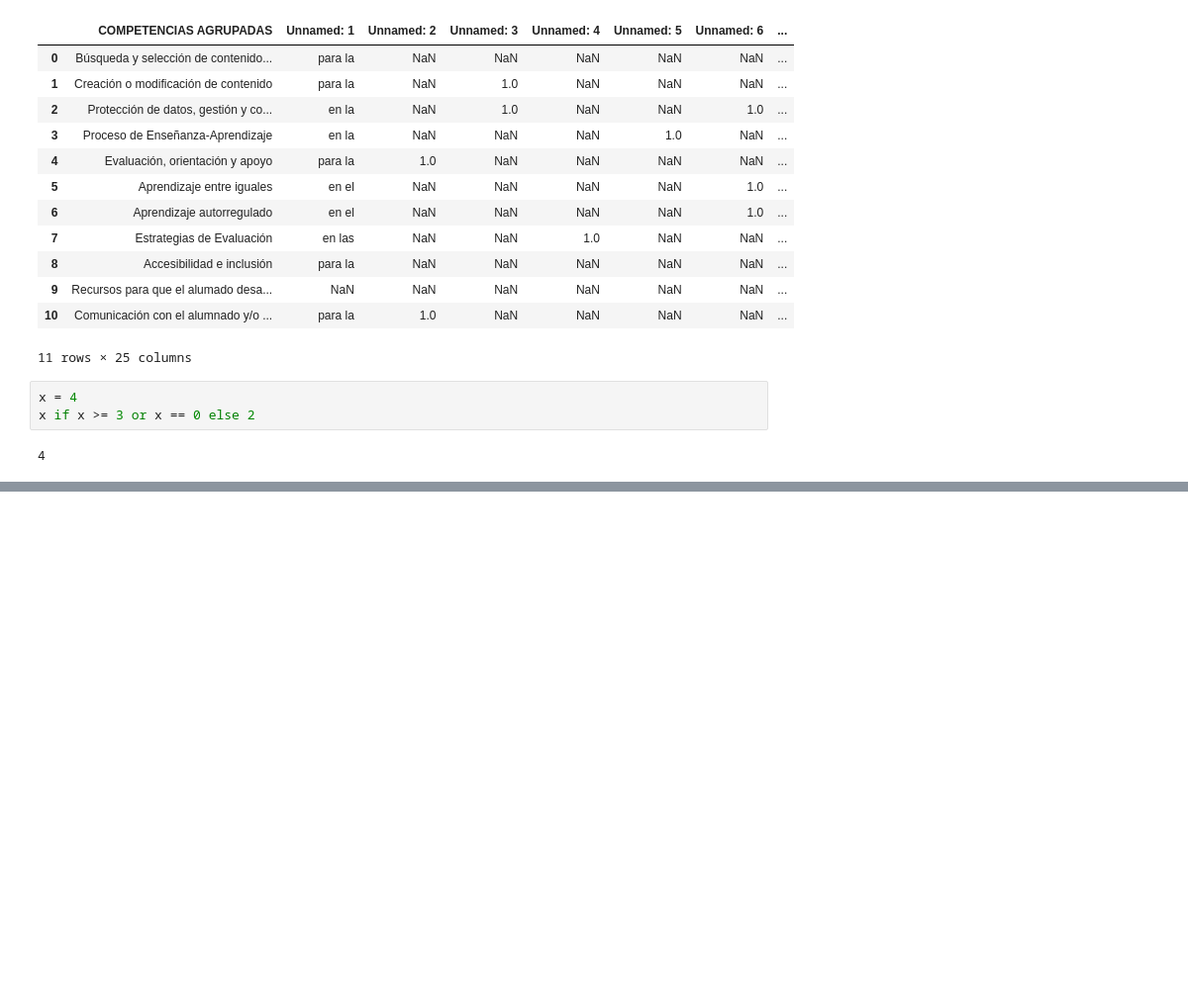
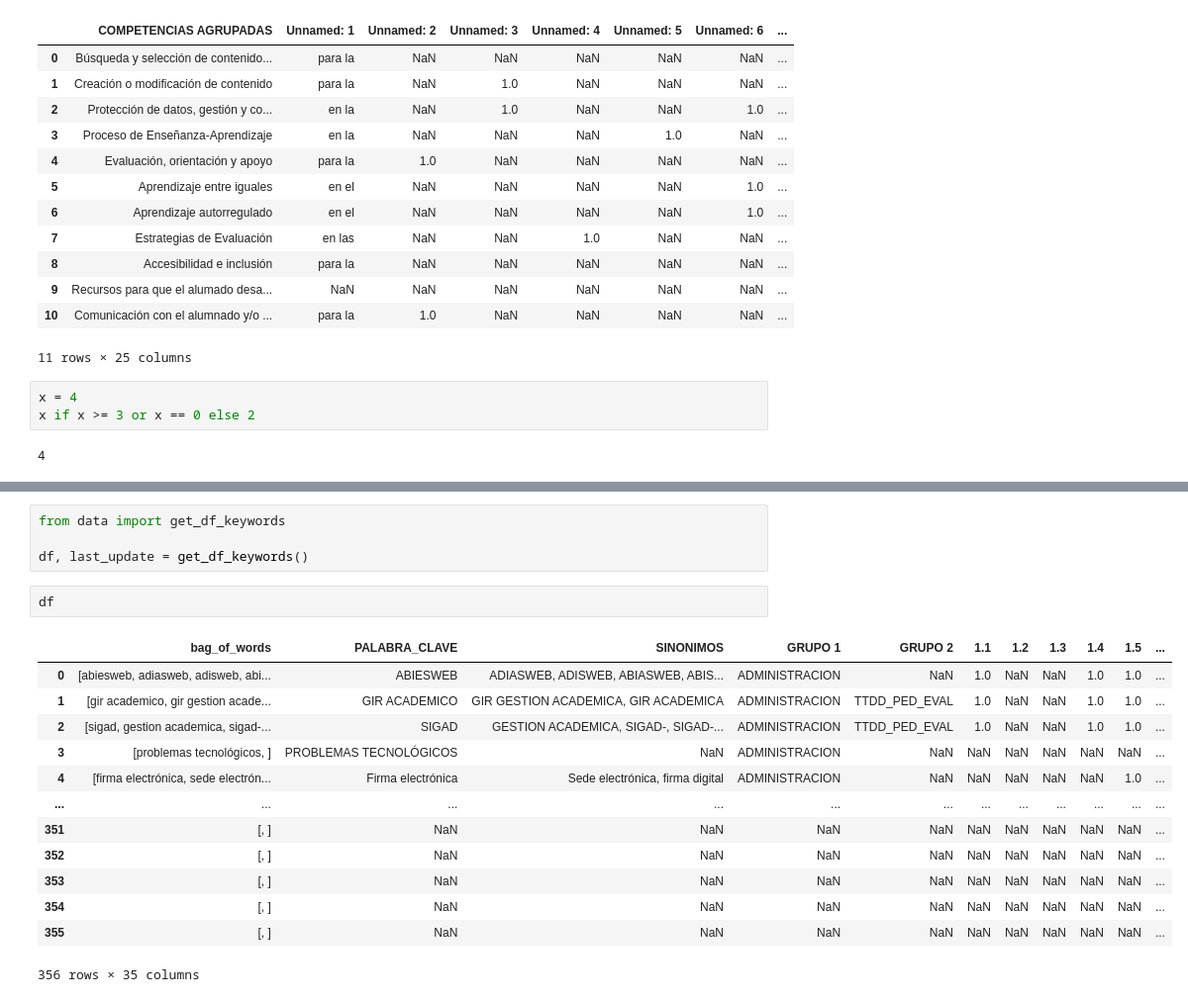
Before and after one commit to catedu/cdd-data, a Jupyter notebook: dev.ipynb, the cells around one changed output, grey strips where cells are left out. Shown at 99% size. Drawn from its saved outputs; the diff is of its cells as text; blank space fills up the shorter version.

```diff
--- a/dev.ipynb
+++ b/dev.ipynb
@@ -310,0 +318,20 @@ x if x >= 3 or x == 0 else 2
+# %%
+from data import get_df_keywords
+
+df, last_update = get_df_keywords()
+# %%
+df
+# %% [output]
+|  | bag_of_words | PALABRA_CLAVE | SINONIMOS | GRUPO 1 | GRUPO 2 | 1.1 | 1.2 | 1.3 | 1.4 | 1.5 | ... |
+| 0 | [abiesweb, adiasweb, adisweb, abi... | ABIESWEB | ADIASWEB, ADISWEB, ABIASWEB, ABIS... | ADMINISTRACION | NaN | 1.0 | NaN | NaN | 1.0 | 1.0 | ... |
+| 1 | [gir academico, gir gestion acade... | GIR ACADEMICO | GIR GESTION ACADEMICA, GIR ACADEMICA | ADMINISTRACION | TTDD_PED_EVAL | 1.0 | NaN | NaN | 1.0 | 1.0 | ... |
+| 2 | [sigad, gestion academica, sigad-... | SIGAD | GESTION ACADEMICA, SIGAD-, SIGAD-... | ADMINISTRACION | TTDD_PED_EVAL | 1.0 | NaN | NaN | 1.0 | 1.0 | ... |
+| 3 | [problemas tecnológicos, ] | PROBLEMAS TECNOLÓGICOS | NaN | ADMINISTRACION | NaN | NaN | NaN | NaN | NaN | NaN | ... |
+| 4 | [firma electrónica, sede electrón... | Firma electrónica | Sede electrónica, firma digital | ADMINISTRACION | NaN | NaN | NaN | NaN | NaN | 1.0 | ... |
+| ... | ... | ... | ... | ... | ... | ... | ... | ... | ... | ... | ... |
+| 351 | [, ] | NaN | NaN | NaN | NaN | NaN | NaN | NaN | NaN | NaN | ... |
+| 352 | [, ] | NaN | NaN | NaN | NaN | NaN | NaN | NaN | NaN | NaN | ... |
+| 353 | [, ] | NaN | NaN | NaN | NaN | NaN | NaN | NaN | NaN | NaN | ... |
+| 354 | [, ] | NaN | NaN | NaN | NaN | NaN | NaN | NaN | NaN | NaN | ... |
+| 355 | [, ] | NaN | NaN | NaN | NaN | NaN | NaN | NaN | NaN | NaN | ... |
+356 rows × 35 columns
```
Also changed, not shown: parts of 1 cell of this notebook, 9 other files.
